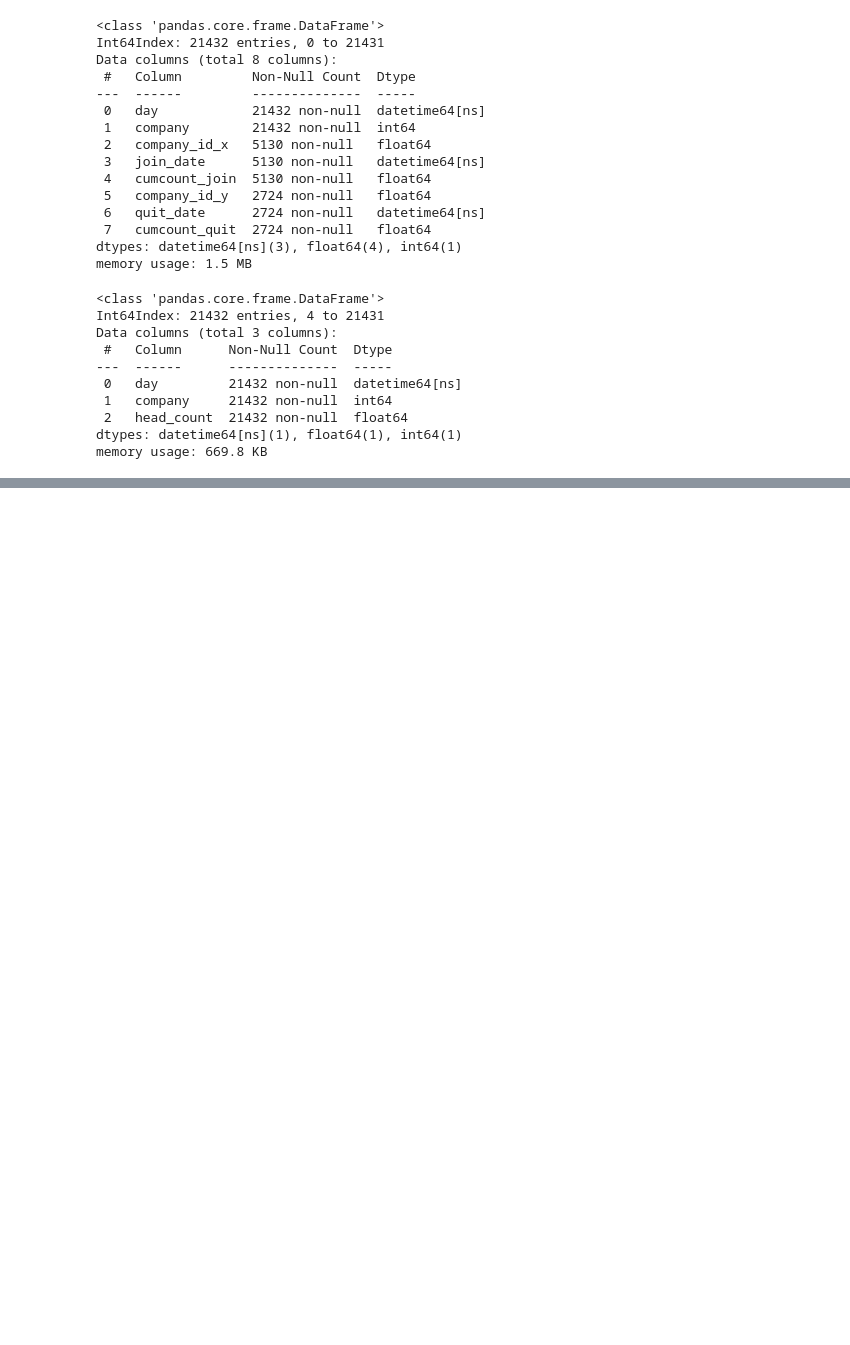
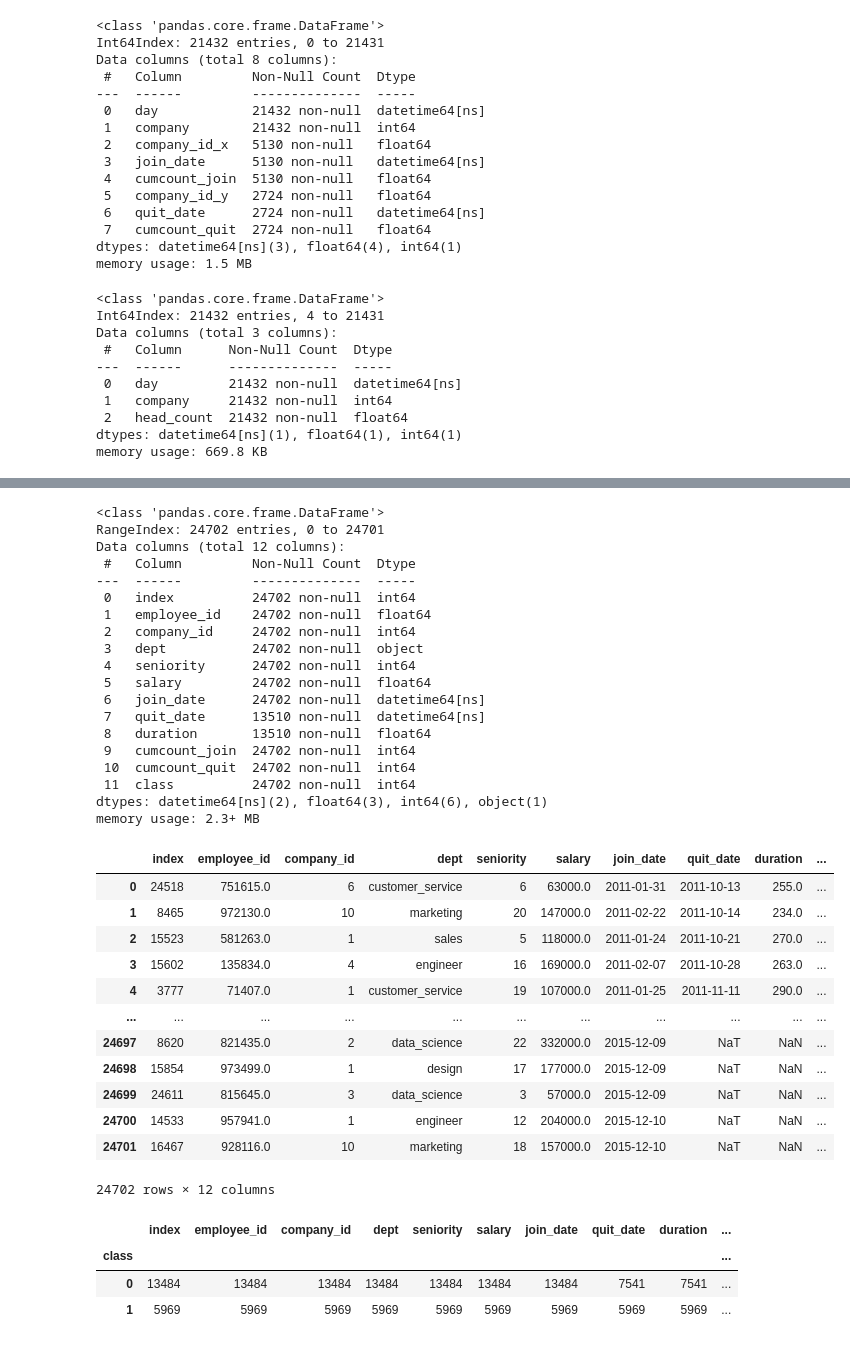
Before and after one commit to menghe2727/data_science, a Jupyter notebook: employee_retention/employee_retention.ipynb, the cells around one changed output, grey strips where cells are left out. Cells and saved outputs as stored; diff of their text form; code cells hidden in the pictures; blank space fills up the shorter version.

```diff
--- a/employee_retention/employee_retention.ipynb
+++ b/employee_retention/employee_retention.ipynb
@@ -244,0 +254,38 @@ employed_length.plot.hist(column=['duration'], figsize = (10,8), bins =100, colo
+# %%
+data_class = data
+data_class['class'] = 0
+data_class.info()
+data_class
+# %% [output]
+<class 'pandas.core.frame.DataFrame'>
+RangeIndex: 24702 entries, 0 to 24701
+Data columns (total 12 columns):
+ #   Column         Non-Null Count  Dtype
+---  ------         --------------  -----
+ 0   index          24702 non-null  int64
+ 1   employee_id    24702 non-null  float64
+ 2   company_id     24702 non-null  int64
+ 3   dept           24702 non-null  object
+ 4   seniority      24702 non-null  int64
+ 5   salary         24702 non-null  float64
+ 6   join_date      24702 non-null  datetime64[ns]
+ 7   quit_date      13510 non-null  datetime64[ns]
+ 8   duration       13510 non-null  float64
+ 9   cumcount_join  24702 non-null  int64
+ 10  cumcount_quit  24702 non-null  int64
+ 11  class          24702 non-null  int64
+dtypes: datetime64[ns](2), float64(3), int64(6), object(1)
+memory usage: 2.3+ MB
+|  | index | employee_id | company_id | dept | seniority | salary | join_date | quit_date | duration | ... |
+| 0 | 24518 | 751615.0 | 6 | customer_service | 6 | 63000.0 | 2011-01-31 | 2011-10-13 | 255.0 | ... |
+| 1 | 8465 | 972130.0 | 10 | marketing | 20 | 147000.0 | 2011-02-22 | 2011-10-14 | 234.0 | ... |
+| 2 | 15523 | 581263.0 | 1 | sales | 5 | 118000.0 | 2011-01-24 | 2011-10-21 | 270.0 | ... |
+| 3 | 15602 | 135834.0 | 4 | engineer | 16 | 169000.0 | 2011-02-07 | 2011-10-28 | 263.0 | ... |
+| 4 | 3777 | 71407.0 | 1 | customer_service | 19 | 107000.0 | 2011-01-25 | 2011-11-11 | 290.0 | ... |
+| ... | ... | ... | ... | ... | ... | ... | ... | ... | ... | ... |
+| 24697 | 8620 | 821435.0 | 2 | data_science | 22 | 332000.0 | 2015-12-09 | NaT | NaN | ... |
+| 24698 | 15854 | 973499.0 | 1 | design | 17 | 177000.0 | 2015-12-09 | NaT | NaN | ... |
+| 24699 | 24611 | 815645.0 | 3 | data_science | 3 | 57000.0 | 2015-12-09 | NaT | NaN | ... |
+| 24700 | 14533 | 957941.0 | 1 | engineer | 12 | 204000.0 | 2015-12-10 | NaT | NaN | ... |
+| 24701 | 16467 | 928116.0 | 10 | marketing | 18 | 157000.0 | 2015-12-10 | NaT | NaN | ... |
+24702 rows × 12 columns
@@ -244,0 +302,8 @@ employed_length.plot.hist(column=['duration'], figsize = (10,8), bins =100, colo
+# %%
+data_class = data_class[data['class']!=2]
+data_class.groupby('class').count()
+# %% [output]
+|  | index | employee_id | company_id | dept | seniority | salary | join_date | quit_date | duration | ... |
+| class |  |  |  |  |  |  |  |  |  | ... |
+| 0 | 13484 | 13484 | 13484 | 13484 | 13484 | 13484 | 13484 | 7541 | 7541 | ... |
+| 1 | 5969 | 5969 | 5969 | 5969 | 5969 | 5969 | 5969 | 5969 | 5969 | ... |
```
Also changed, not shown: parts of 12 cells of this notebook.
